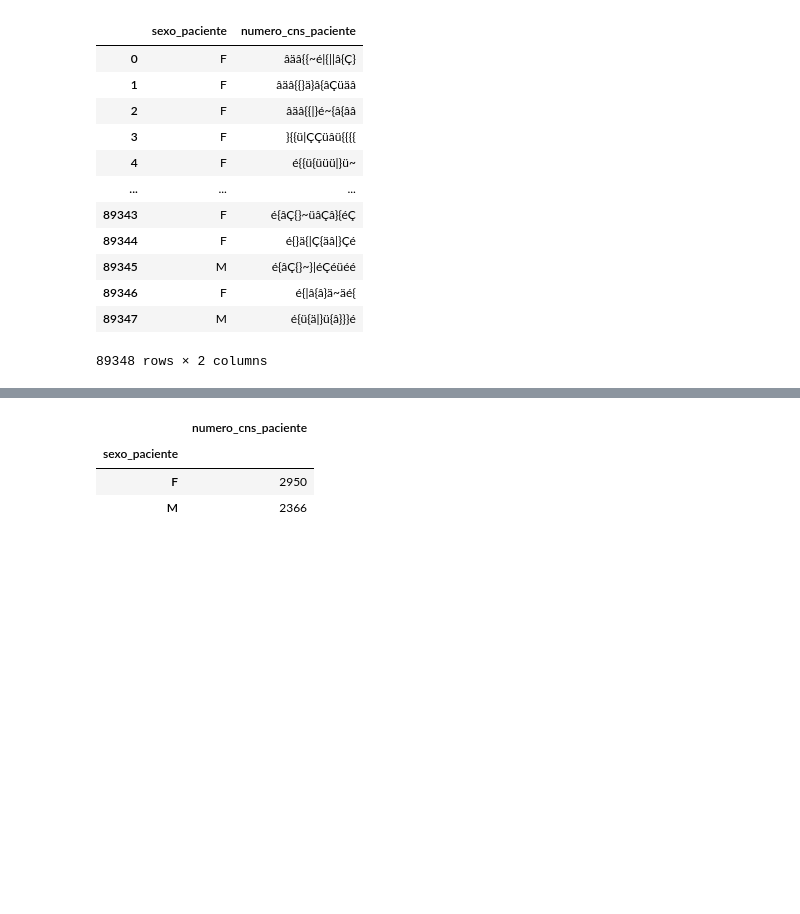
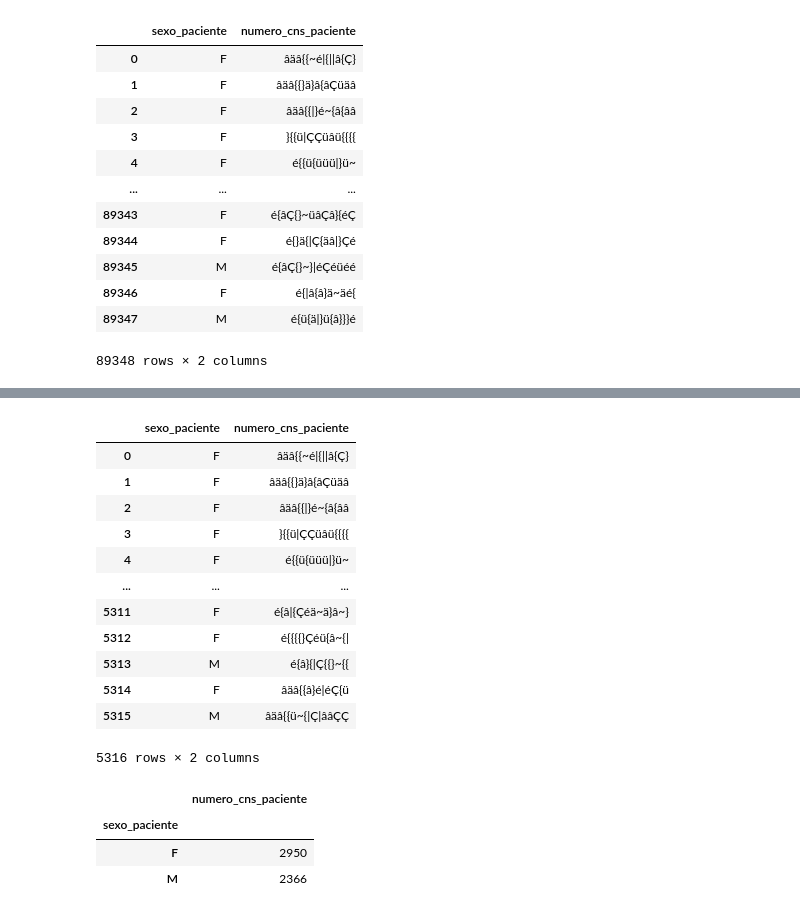
Before and after one commit to TiamatCod3/tcc-canabidiol, a Jupyter notebook: Notebooks/Tratamento_dos_Dados.ipynb, the cells around one changed output, grey strips where cells are left out. Drawn from its saved outputs; the diff is of its cells as text; code cells hidden in the pictures; blank space fills up the shorter version.

```diff
--- a/Notebooks/Tratamento_dos_Dados.ipynb
+++ b/Notebooks/Tratamento_dos_Dados.ipynb
@@ -533,0 +545,18 @@ contagem_sexo
+# %%
+sexo_pacientes_unicos = contagem_sexo.drop_duplicates('numero_cns_paciente')
+sexo_pacientes_unicos.index = range(sexo_pacientes_unicos.shape[0])
+sexo_pacientes_unicos
+# %% [output]
+|  | sexo_paciente | numero_cns_paciente |
+| 0 | F | âäâ{{~é|{||â{Ç} |
+| 1 | F | âäâ{{}ä}â{âÇüäâ |
+| 2 | F | âäâ{{|}é~{â{ââ |
+| 3 | F | }{{ü|ÇÇüâü{{{{ |
+| 4 | F | é{{ü{üüü|}ü~ |
+| ... | ... | ... |
+| 5311 | F | é{â|{Çéä~ä}â~} |
+| 5312 | F | é{{{{}Çéü{â~{| |
+| 5313 | M | é{â}{|Ç{{}~{{ |
+| 5314 | F | âäâ{{â}é|éÇ{ü |
+| 5315 | M | âäâ{{ü~{|Ç|ââÇÇ |
+5316 rows × 2 columns
```
Also changed, not shown: parts of 23 cells of this notebook, 17 other files.
